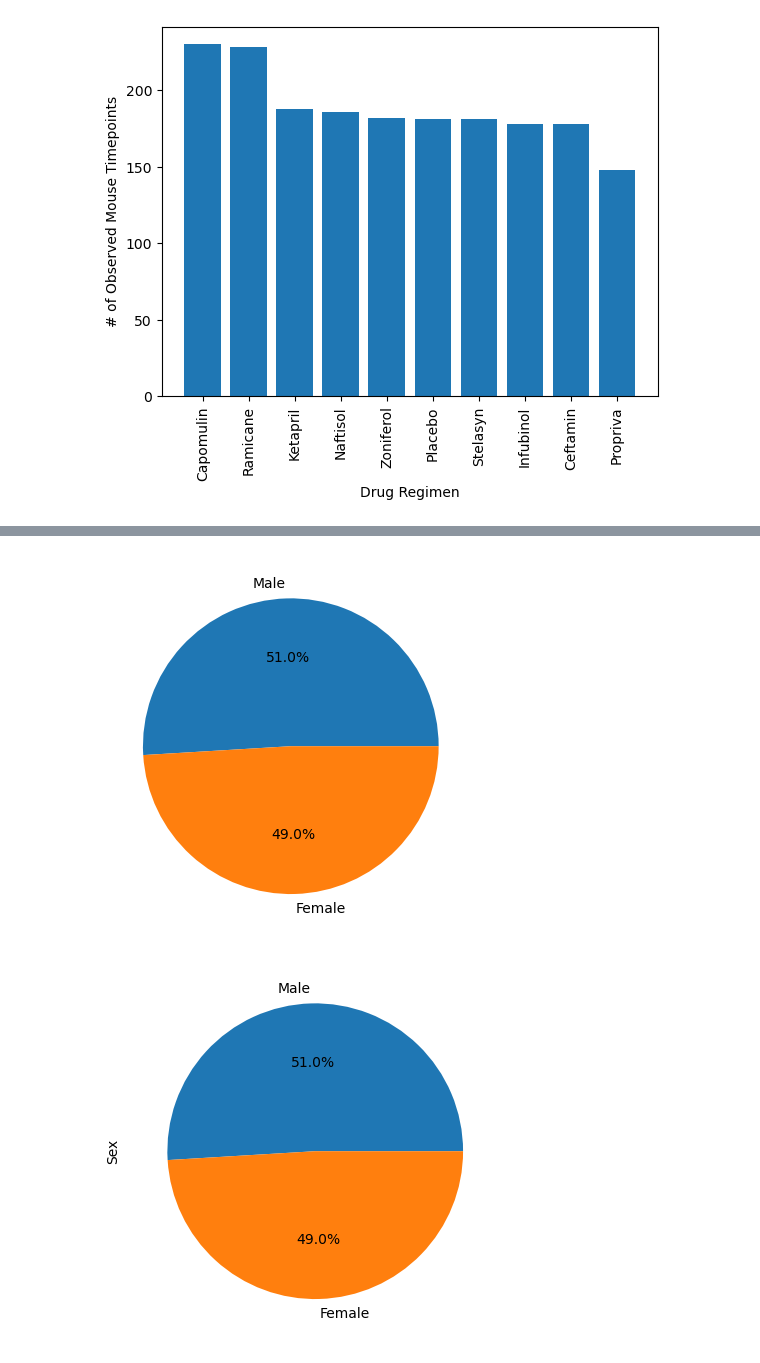
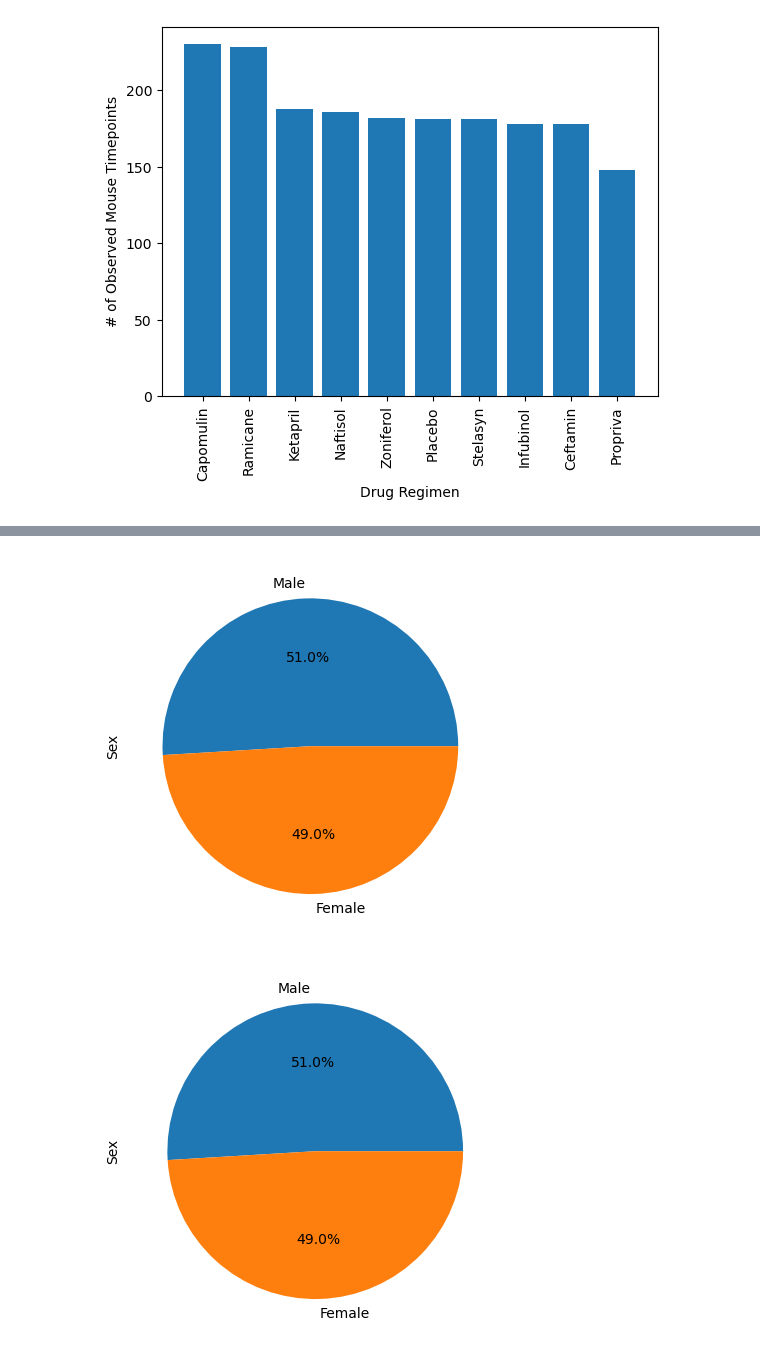
Before and after one commit to eeneedles/data-visualization-challenge, a Jupyter notebook: Pymaceuticals/pymaceuticals_starter.ipynb, the cells around one changed output, grey strips where cells are left out. Drawn from its saved outputs; the diff is of its cells as text; code cells hidden in the pictures.

Commit message:
added code for pandas pie chart and pandas bar chart, treatment list, and empty list for tumor volume

```diff
--- a/Pymaceuticals/pymaceuticals_starter.ipynb
+++ b/Pymaceuticals/pymaceuticals_starter.ipynb
@@ -156,7 +164,11 @@ plt.show()
 # %%
 # Generate a pie plot showing the distribution of female versus male mice using Pandas
+mouse_genders = clean_study_df["Sex"].value_counts()
+mouse_genders.plot(kind="pie", autopct="%1.1f%%")
+plt.ylabel("Sex")
+plt.show()
 # %% [output]
-[figure, old version]
+[figure, new version]
 # %%
 # Generate a pie plot showing the distribution of female versus male mice using pyplot
 mouse_gender = clean_study_df["Sex"].value_counts()
```
Also changed, not shown: parts of 2 cells of this notebook.
